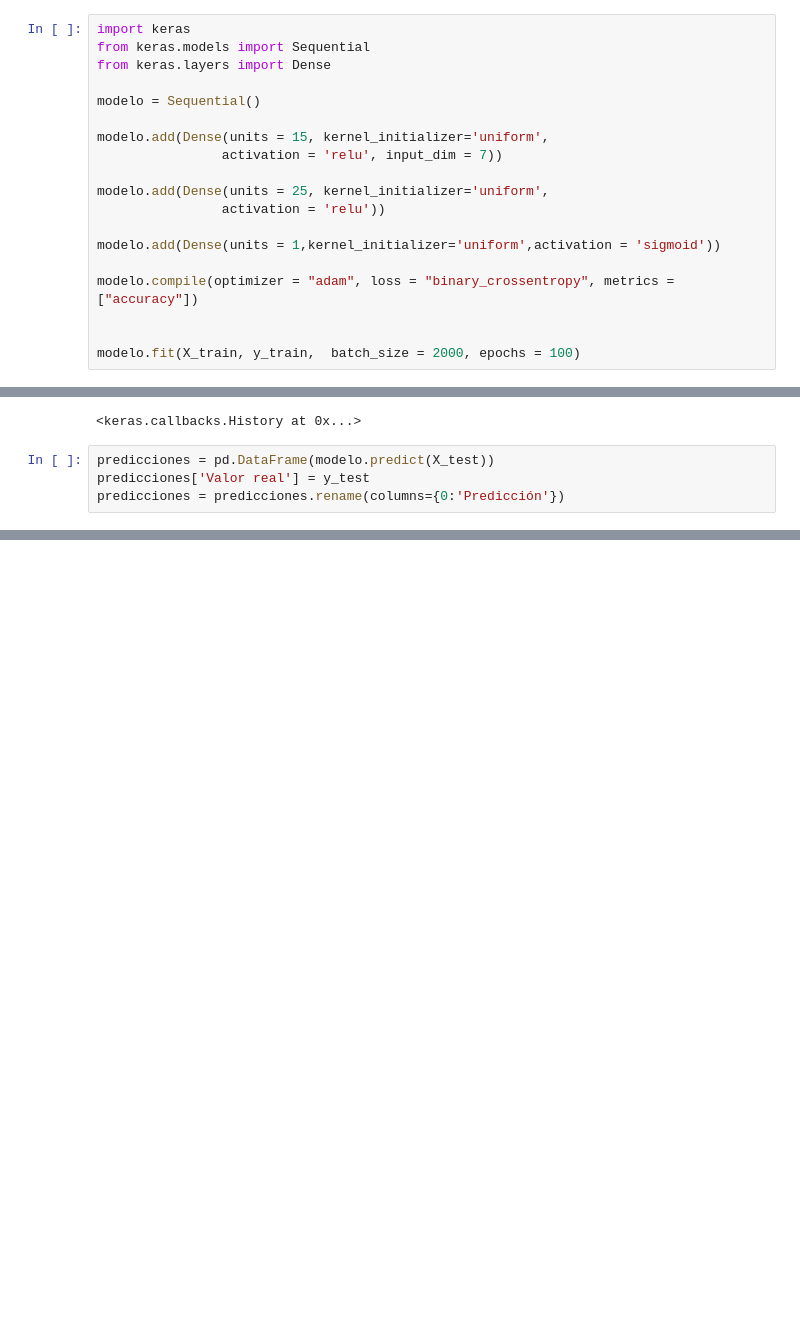
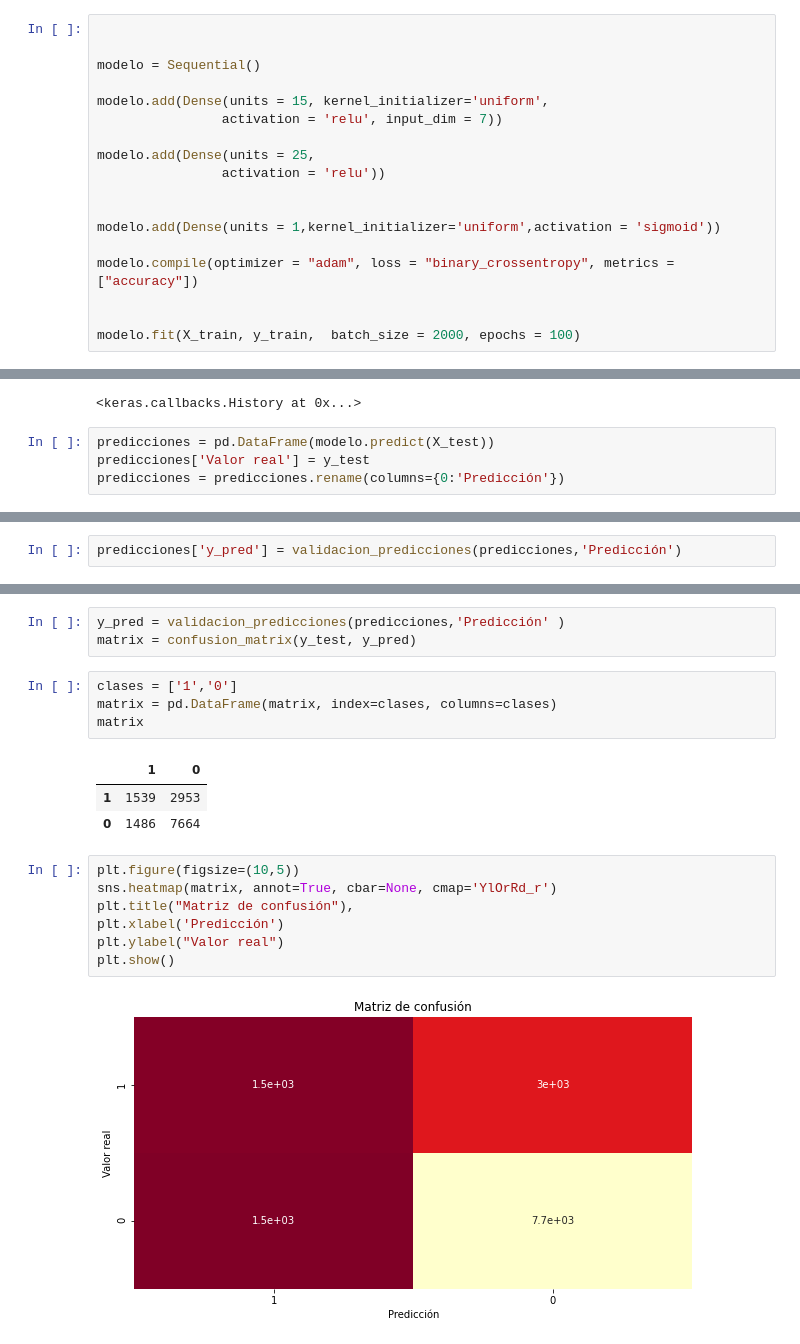
Before and after one commit to ignacialoyfra/ChallengeDataScientist-Ignacia-Loyola, a Jupyter notebook: solution.ipynb, the cells around one changed output, grey strips where cells are left out. Cells and saved outputs as stored; diff of their text form; blank space fills up the shorter version.

Commit message:
Implementación de los modelos predictivos finales

```diff
--- a/solution.ipynb
+++ b/solution.ipynb
@@ -895,17 +912,16 @@ X_train.shape
 # %% [output]
 (54564, 7)
 # %%
-import keras
-from keras.models import Sequential
-from keras.layers import Dense
+
 
 modelo = Sequential()
 
 modelo.add(Dense(units = 15, kernel_initializer='uniform',
                 activation = 'relu', input_dim = 7))
 
-modelo.add(Dense(units = 25, kernel_initializer='uniform',
+modelo.add(Dense(units = 25,
                 activation = 'relu'))
+
 
 modelo.add(Dense(units = 1,kernel_initializer='uniform',activation = 'sigmoid'))
 
@@ -945 +955,3 @@ casos_totales
+# %%
+predicciones['y_pred'] = validacion_predicciones(predicciones,'Predicción')
 # %%
@@ -948,0 +980,20 @@ predicciones.shape
+# %%
+y_pred = validacion_predicciones(predicciones,'Predicción' )
+matrix = confusion_matrix(y_test, y_pred)
+# %%
+clases = ['1','0']
+matrix = pd.DataFrame(matrix, index=clases, columns=clases)
+matrix
+# %% [output]
+|  | 1 | 0 |
+| 1 | 1539 | 2953 |
+| 0 | 1486 | 7664 |
+# %%
+plt.figure(figsize=(10,5))
+sns.heatmap(matrix, annot=True, cbar=None, cmap='YlOrRd_r')
+plt.title("Matriz de confusión"),
+plt.xlabel('Predicción')
+plt.ylabel("Valor real")
+plt.show()
+# %% [output]
+[figure, added]
```
Also changed, not shown: parts of 32 cells of this notebook.
